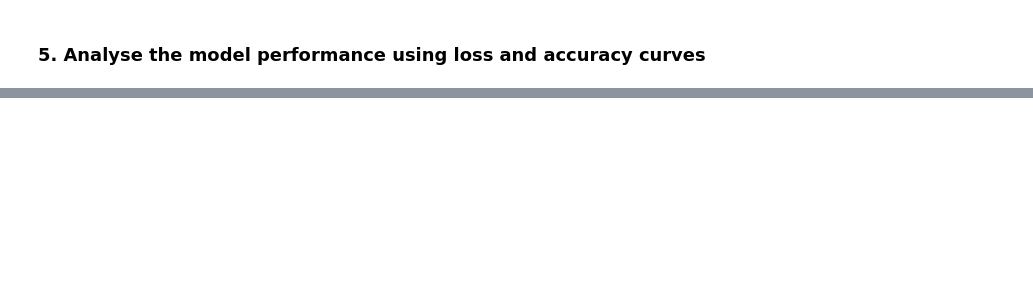
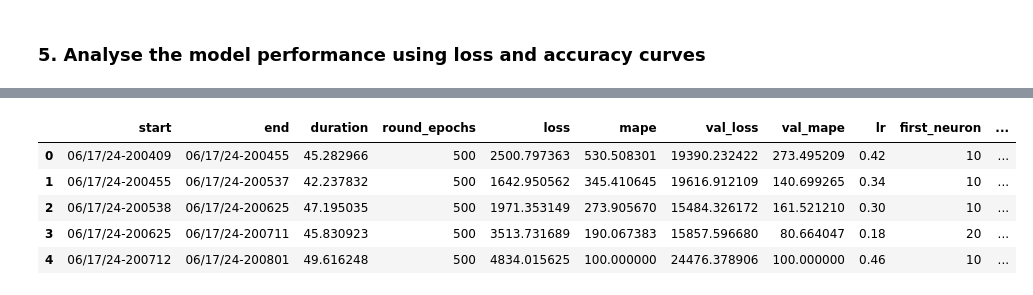
Before and after one commit to mukesh-chevula/Machine-Learning-in-Finance, a Jupyter notebook: Stock Price Prediction by Using Artificial Neural Networks/Stock Prediction Using ANN.ipynb, the cells around one changed output, grey strips where cells are left out. Drawn from its saved outputs; the diff is of its cells as text; code cells hidden in the pictures; blank space fills up the shorter version.

```diff
--- a/Stock Price Prediction by Using Artificial Neural Networks/Stock Prediction Using ANN.ipynb
+++ b/Stock Price Prediction by Using Artificial Neural Networks/Stock Prediction Using ANN.ipynb
@@ -169,0 +267,10 @@ plt.show()
+# %%
+# access the dataframe with the results
+analyze_object.data.head()
+# %% [output]
+|  | start | end | duration | round_epochs | loss | mape | val_loss | val_mape | lr | first_neuron | ... |
+| 0 | 06/17/24-200409 | 06/17/24-200455 | 45.282966 | 500 | 2500.797363 | 530.508301 | 19390.232422 | 273.495209 | 0.42 | 10 | ... |
+| 1 | 06/17/24-200455 | 06/17/24-200537 | 42.237832 | 500 | 1642.950562 | 345.410645 | 19616.912109 | 140.699265 | 0.34 | 10 | ... |
+| 2 | 06/17/24-200538 | 06/17/24-200625 | 47.195035 | 500 | 1971.353149 | 273.905670 | 15484.326172 | 161.521210 | 0.30 | 10 | ... |
+| 3 | 06/17/24-200625 | 06/17/24-200711 | 45.830923 | 500 | 3513.731689 | 190.067383 | 15857.596680 | 80.664047 | 0.18 | 20 | ... |
+| 4 | 06/17/24-200712 | 06/17/24-200801 | 49.616248 | 500 | 4834.015625 | 100.000000 | 24476.378906 | 100.000000 | 0.46 | 10 | ... |
```
Also changed, not shown: parts of 24 cells of this notebook, 12 other files.
